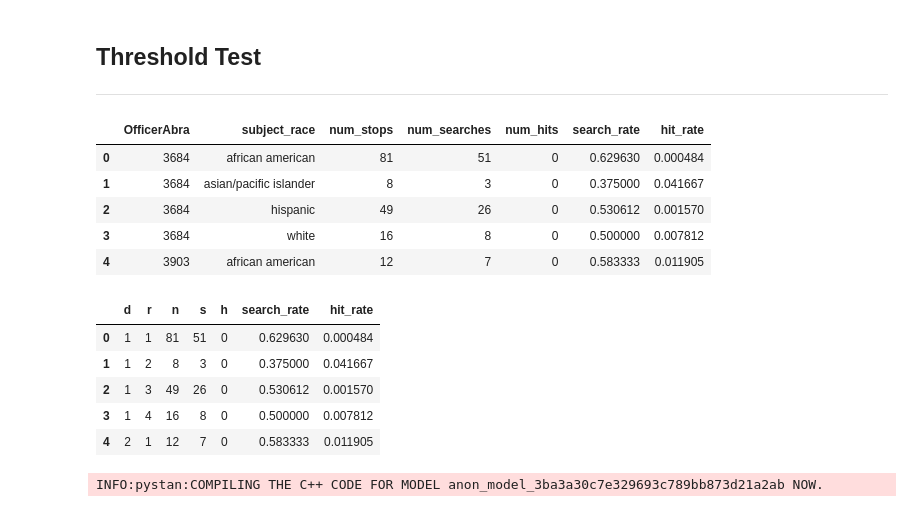
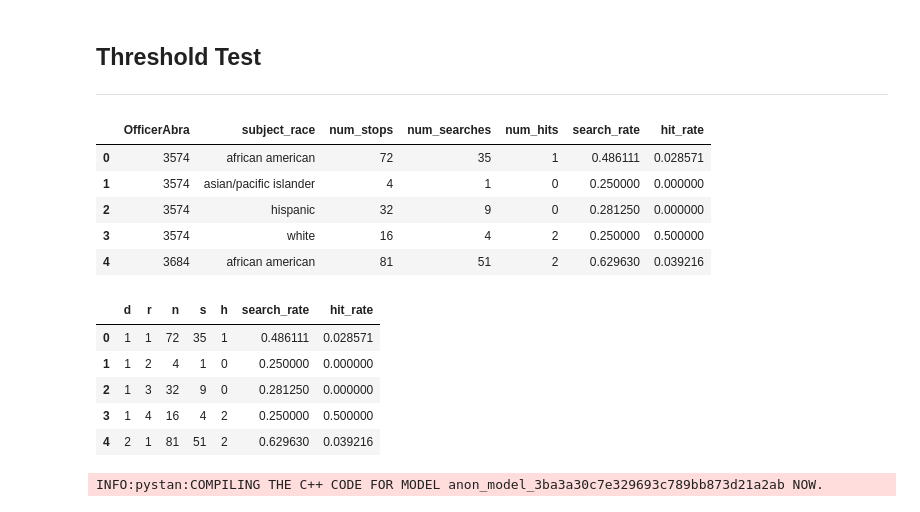
Before and after one commit to shengsiongong/ac221_police_stops, a Jupyter notebook: tutorial_guide.ipynb, the cells around one changed output. Cells and saved outputs as stored; diff of their text form; code cells hidden in the pictures.

```diff
--- a/tutorial_guide.ipynb
+++ b/tutorial_guide.ipynb
@@ -385,9 +385,13 @@ However, in the case of the Sacremento dataset, we do not have the police distri
 # %% [markdown]
 ### Adjusting for police officer
 # %%
-experienced_officers = (stops_2018.groupby(['OfficerAbra', 'subject_race'])[['search_conducted']].sum() >= 5).reset_index()
-experienced_officers = experienced_officers[experienced_officers['subject_race'] != 'other/unknown']
-experienced_officers = experienced_officers.groupby(['OfficerAbra'])['search_conducted'].sum() >= 3
-experienced_officers = experienced_officers[experienced_officers].index
-experienced_officers
+# experienced_officers = (stops_2018.groupby(['OfficerAbra', 'subject_race'])[['search_conducted']].sum() >= 5).reset_index()
+# experienced_officers = experienced_officers[experienced_officers['subject_race'] != 'other/unknown']
+# experienced_officers = experienced_officers.groupby(['OfficerAbra'])['search_conducted'].sum() >= 3
+# experienced_officers = experienced_officers[experienced_officers].index
+# experienced_officers
+
+experienced_officers = (stops_2018.groupby(['OfficerAbra'])[['search_conducted']].sum() >= 30)
+experienced_officers = experienced_officers[experienced_officers['search_conducted']].index
+len(experienced_officers)
 # %% [output]
@@ -505,28 +532,28 @@ As such, we often use the threshold test, which circumvents the limitations of o
 # %%
 threshold_dat = (stops_2018_experienced_officers # for ease of analysis, drop other/unknown, and select only
                  .groupby(['OfficerAbra', 'subject_race'], as_index=False)
                  .agg({'Idx': 'count', # num of stops
                        'search_conducted': 'sum', # num of searches
-                       'contraband_found': 'mean'})
+                       'contraband_found': 'sum'})
                  .rename({'Idx': 'num_stops',
                           'search_conducted': 'num_searches',
                           'contraband_found': 'num_hits'}, axis=1)) # num of hits
 
 threshold_dat = threshold_dat[threshold_dat['num_searches']!=0] # only those with searches
 threshold_dat['search_rate'] = threshold_dat['num_searches'] / threshold_dat['num_stops']
 threshold_dat['hit_rate'] = threshold_dat['num_hits'] / threshold_dat['num_searches']
 threshold_dat.sort_values('OfficerAbra')
 threshold_dat.reset_index(drop=True, inplace=True)
 threshold_dat['num_searches'] = threshold_dat['num_searches'].astype(int)
 threshold_dat['num_hits'] = threshold_dat['num_hits'].astype(int)
 threshold_dat.head()
 # %% [output]
 |  | OfficerAbra | subject_race | num_stops | num_searches | num_hits | search_rate | hit_rate |
-| 0 | 3684 | african american | 81 | 51 | 0 | 0.629630 | 0.000484 |
-| 1 | 3684 | asian/pacific islander | 8 | 3 | 0 | 0.375000 | 0.041667 |
-| 2 | 3684 | hispanic | 49 | 26 | 0 | 0.530612 | 0.001570 |
-| 3 | 3684 | white | 16 | 8 | 0 | 0.500000 | 0.007812 |
-| 4 | 3903 | african american | 12 | 7 | 0 | 0.583333 | 0.011905 |
+| 0 | 3574 | african american | 72 | 35 | 1 | 0.486111 | 0.028571 |
+| 1 | 3574 | asian/pacific islander | 4 | 1 | 0 | 0.250000 | 0.000000 |
+| 2 | 3574 | hispanic | 32 | 9 | 0 | 0.281250 | 0.000000 |
+| 3 | 3574 | white | 16 | 4 | 2 | 0.250000 | 0.500000 |
+| 4 | 3684 | african american | 81 | 51 | 2 | 0.629630 | 0.039216 |
 # %%
 """data {
     int<lower=1> N; // number of observations
@@ -553,11 +580,11 @@ threshold_dat_stan.columns = ['d', 'r', 'n', 's', 'h', 'search_rate', 'hit_rate'
 threshold_dat_stan.head()
 # %% [output]
 |  | d | r | n | s | h | search_rate | hit_rate |
-| 0 | 1 | 1 | 81 | 51 | 0 | 0.629630 | 0.000484 |
-| 1 | 1 | 2 | 8 | 3 | 0 | 0.375000 | 0.041667 |
-| 2 | 1 | 3 | 49 | 26 | 0 | 0.530612 | 0.001570 |
-| 3 | 1 | 4 | 16 | 8 | 0 | 0.500000 | 0.007812 |
-| 4 | 2 | 1 | 12 | 7 | 0 | 0.583333 | 0.011905 |
+| 0 | 1 | 1 | 72 | 35 | 1 | 0.486111 | 0.028571 |
+| 1 | 1 | 2 | 4 | 1 | 0 | 0.250000 | 0.000000 |
+| 2 | 1 | 3 | 32 | 9 | 0 | 0.281250 | 0.000000 |
+| 3 | 1 | 4 | 16 | 4 | 2 | 0.250000 | 0.500000 |
+| 4 | 2 | 1 | 81 | 51 | 2 | 0.629630 | 0.039216 |
 # %%
 
 threshold_dat_dict = {
```
Also changed, not shown: parts of 30 cells of this notebook.
